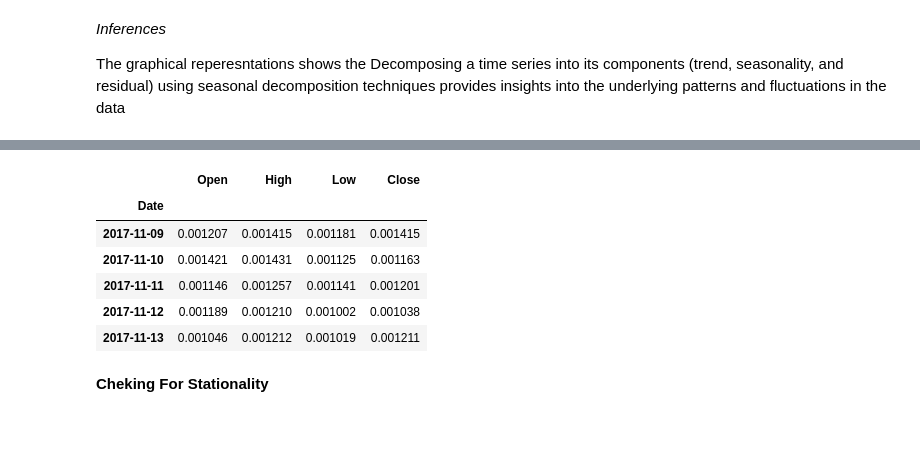
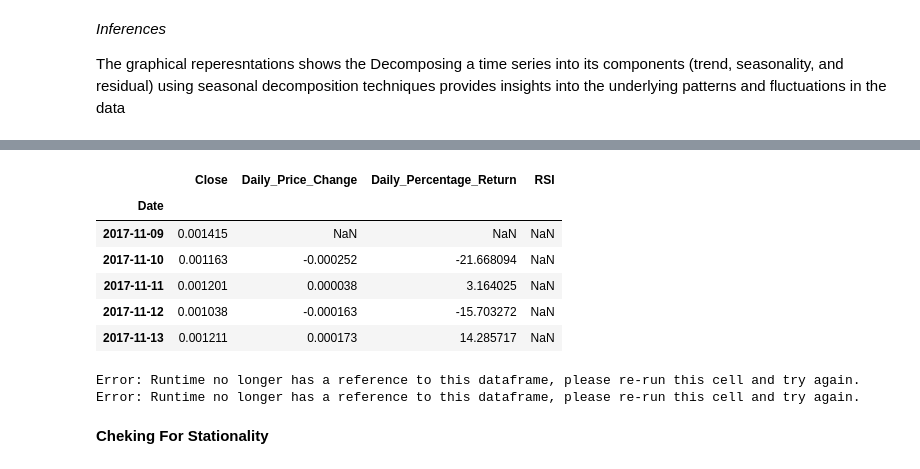
Before and after one commit to paulmachau/Dogecion-Historical-Prices, a Jupyter notebook: Dogecoin_price_prediction_LSTM.ipynb, the cells around one changed output, grey strips where cells are left out. Drawn from its saved outputs; the diff is of its cells as text; code cells hidden in the pictures; blank space fills up the shorter version.

```diff
--- a/Dogecoin_price_prediction_LSTM.ipynb
+++ b/Dogecoin_price_prediction_LSTM.ipynb
@@ -561,16 +574,18 @@ dogecoin_data.head()
-# %%
-# Drop unnecessary columns
-columns_to_drop = ['Adj Close', 'Volume']  # Adjust based on your needs
-dogecoin_data = dogecoin_data.drop(columns=columns_to_drop)
-dogecoin_data.head()
-# %% [output]
-|  | Open | High | Low | Close |
-| Date |  |  |  |  |
-| 2017-11-09 | 0.001207 | 0.001415 | 0.001181 | 0.001415 |
-| 2017-11-10 | 0.001421 | 0.001431 | 0.001125 | 0.001163 |
-| 2017-11-11 | 0.001146 | 0.001257 | 0.001141 | 0.001201 |
-| 2017-11-12 | 0.001189 | 0.001210 | 0.001002 | 0.001038 |
-| 2017-11-13 | 0.001046 | 0.001212 | 0.001019 | 0.001211 |
+# %%
+# Drop highly correlated columns and keep only 'Close'
+selected_columns = ['Close', 'Daily_Price_Change', 'Daily_Percentage_Return', 'RSI']
+dogecoin_model_data = dogecoin_data[selected_columns]
+dogecoin_model_data.head()
+# %% [output]
+|  | Close | Daily_Price_Change | Daily_Percentage_Return | RSI |
+| Date |  |  |  |  |
+| 2017-11-09 | 0.001415 | NaN | NaN | NaN |
+| 2017-11-10 | 0.001163 | -0.000252 | -21.668094 | NaN |
+| 2017-11-11 | 0.001201 | 0.000038 | 3.164025 | NaN |
+| 2017-11-12 | 0.001038 | -0.000163 | -15.703272 | NaN |
+| 2017-11-13 | 0.001211 | 0.000173 | 14.285717 | NaN |
+Error: Runtime no longer has a reference to this dataframe, please re-run this cell and try again.
+Error: Runtime no longer has a reference to this dataframe, please re-run this cell and try again.
 # %% [markdown]
 **Cheking For Stationality**
 # %%
```
Also changed, not shown: parts of 18 cells of this notebook.
